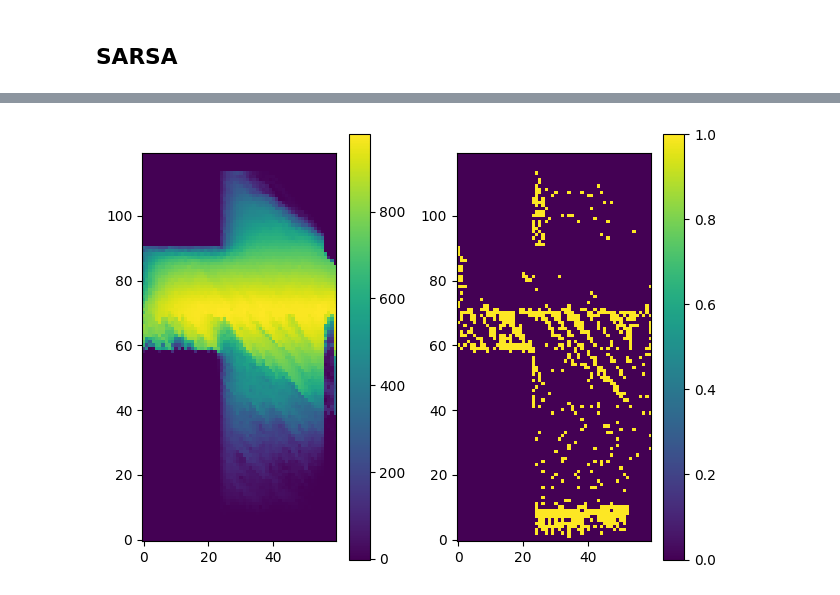
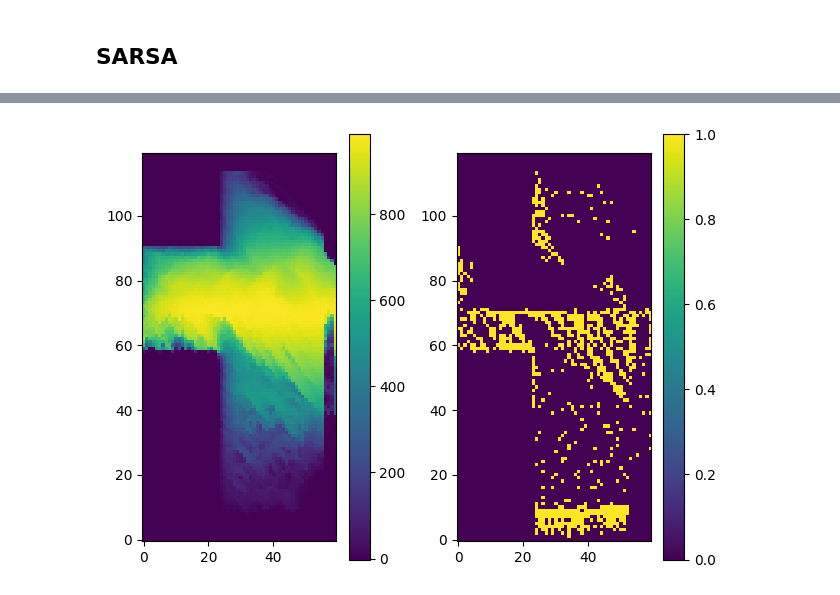
Before and after one commit to JacobAlbus/deepbird, a Jupyter notebook: python/notebook.ipynb, the cells around one changed output, grey strips where cells are left out. Saved outputs shown, nothing was run; the diff lists cells and outputs as text; code cells hidden in the pictures.

```diff
--- a/python/notebook.ipynb
+++ b/python/notebook.ipynb
@@ -56,7 +56,7 @@ print(player_height, pipe1_height, pipe2_height, 40 - (0.5 * (pipe1_height + 10
 1 75.71824940481733
 776 186 486 330.0 -145.0
 # %%
-height = '80'
+height = '40'
 actions = ('0', '1')
 values = np.zeros((120, 60))
 
@@ -153,27 +152,27 @@ plt.show()
 # %%
-index = 886
+index = 1738
 with open(f"action_value_functions/action_value_function_{index}.json") as json_file:
   value_function = json.load(json_file)
 
 height = '80'
 
 value_function_values = get_value_function_values(height, value_function)
 policy_values = get_policy_values(height, value_function)
 
 fig = plt.figure()
 
 ax1 = fig.add_subplot(121)
 im1 = ax1.imshow(value_function_values, origin="lower")
 fig.colorbar(im1)
 
 ax2 = fig.add_subplot(122)
 im2 = ax2.imshow(policy_values, origin="lower")
 fig.colorbar(im2)
 
 fig.tight_layout()
 plt.show()
 # %% [output]
-[figure, old version]
+[figure, new version]
 # %%
 baseline_value_function = {}
 
```
Also changed, not shown: parts of 5 cells of this notebook, 19 other files.
